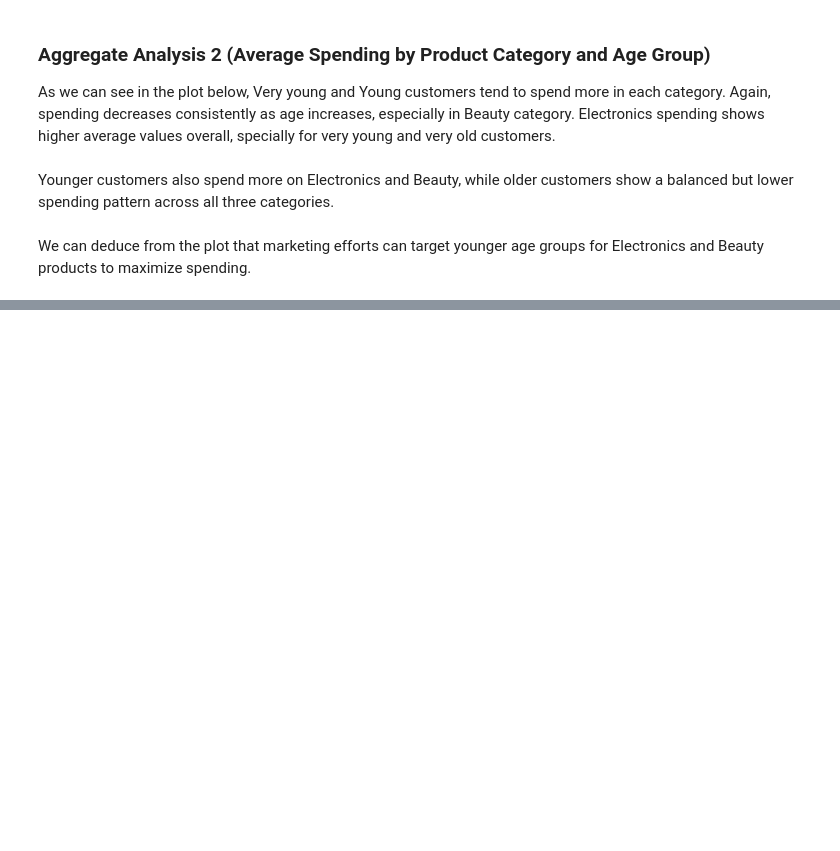
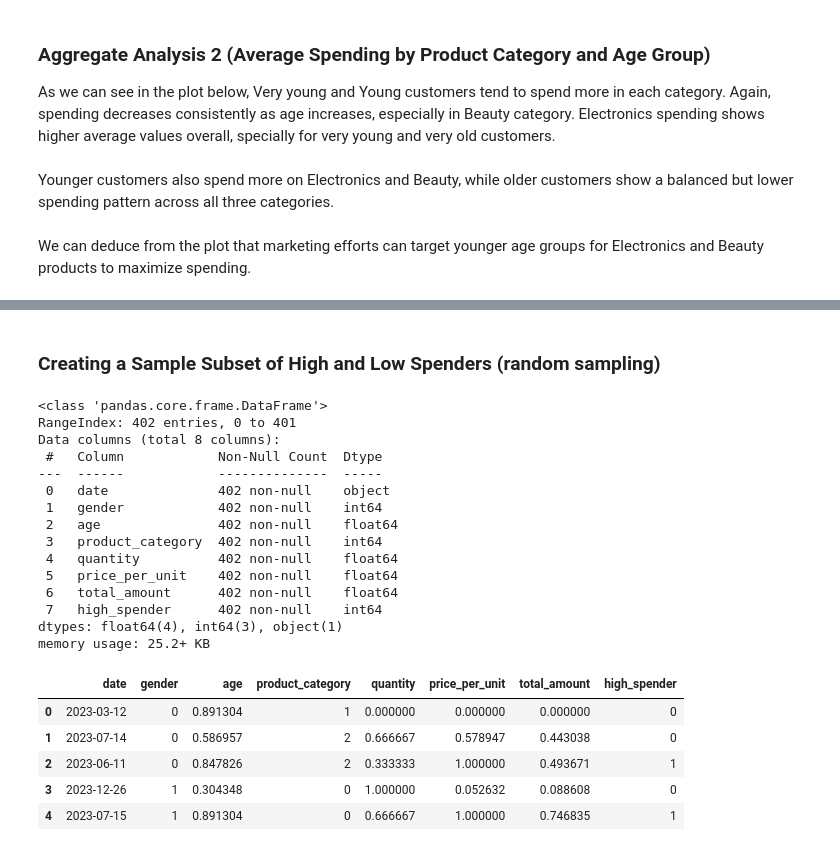
Before and after one commit to tazeenq/team27_project, a Jupyter notebook: src/project_code.ipynb, the cells around one changed output, grey strips where cells are left out. Saved outputs shown, nothing was run; the diff lists cells and outputs as text; code cells hidden in the pictures; blank space fills up the shorter version.

```diff
--- a/src/project_code.ipynb
+++ b/src/project_code.ipynb
@@ -267,0 +309,56 @@ plt.show()
+# %% [markdown]
+### Creating a Sample Subset of High and Low Spenders (random sampling)
+# %%
+import pandas as pd
+
+# Load the dataset
+file_path = "C:\\Users\\TazeenQ\\team27_project\\data\\processed\\encoded_retail_sales_dataset.csv"
+dataset = pd.read_csv(file_path)
+
+# Define the high spender threshold (top 25% of total_amount)
+threshold = dataset['total_amount'].quantile(0.75)
+
+# Create the high_spender column
+dataset['high_spender'] = dataset['total_amount'].apply(lambda x: 1 if x > threshold else 0)
+
+# Separate high spenders and low spenders
+high_spenders = dataset[dataset['high_spender'] == 1]
+low_spenders = dataset[dataset['high_spender'] == 0]
+
+# Randomly sample equal numbers of high spenders and low spenders
+min_count = min(len(high_spenders), len(low_spenders))
+high_spenders_sample = high_spenders.sample(n=min_count, random_state=42)
+low_spenders_sample = low_spenders.sample(n=min_count, random_state=42)
+
+# Combine the subsets to create a balanced dataset
+balanced_dataset = pd.concat([high_spenders_sample, low_spenders_sample]).sample(frac=1, random_state=42).reset_index(drop=True)
+
+#Saving the normalized dataset to a new file
+sample_subset_file_path = "C:\\Users\\TazeenQ\\team27_project\\data\\processed\\sample_subset__retail_sales_dataset.csv"
+normalized_dataset.to_csv(sample_subset_file_path, index = False)
+
+# Output the balanced dataset
+balanced_dataset.info()
+balanced_dataset.head()
+# %% [output]
+<class 'pandas.core.frame.DataFrame'>
+RangeIndex: 402 entries, 0 to 401
+Data columns (total 8 columns):
+ #   Column            Non-Null Count  Dtype
+---  ------            --------------  -----
+ 0   date              402 non-null    object
+ 1   gender            402 non-null    int64
+ 2   age               402 non-null    float64
+ 3   product_category  402 non-null    int64
+ 4   quantity          402 non-null    float64
+ 5   price_per_unit    402 non-null    float64
+ 6   total_amount      402 non-null    float64
+ 7   high_spender      402 non-null    int64
+dtypes: float64(4), int64(3), object(1)
+memory usage: 25.2+ KB
+|  | date | gender | age | product_category | quantity | price_per_unit | total_amount | high_spender |
+| 0 | 2023-03-12 | 0 | 0.891304 | 1 | 0.000000 | 0.000000 | 0.000000 | 0 |
+| 1 | 2023-07-14 | 0 | 0.586957 | 2 | 0.666667 | 0.578947 | 0.443038 | 0 |
+| 2 | 2023-06-11 | 0 | 0.847826 | 2 | 0.333333 | 1.000000 | 0.493671 | 1 |
+| 3 | 2023-12-26 | 1 | 0.304348 | 0 | 1.000000 | 0.052632 | 0.088608 | 0 |
+| 4 | 2023-07-15 | 1 | 0.891304 | 0 | 0.666667 | 1.000000 | 0.746835 | 1 |
```
Also changed, not shown: parts of 10 cells of this notebook.
